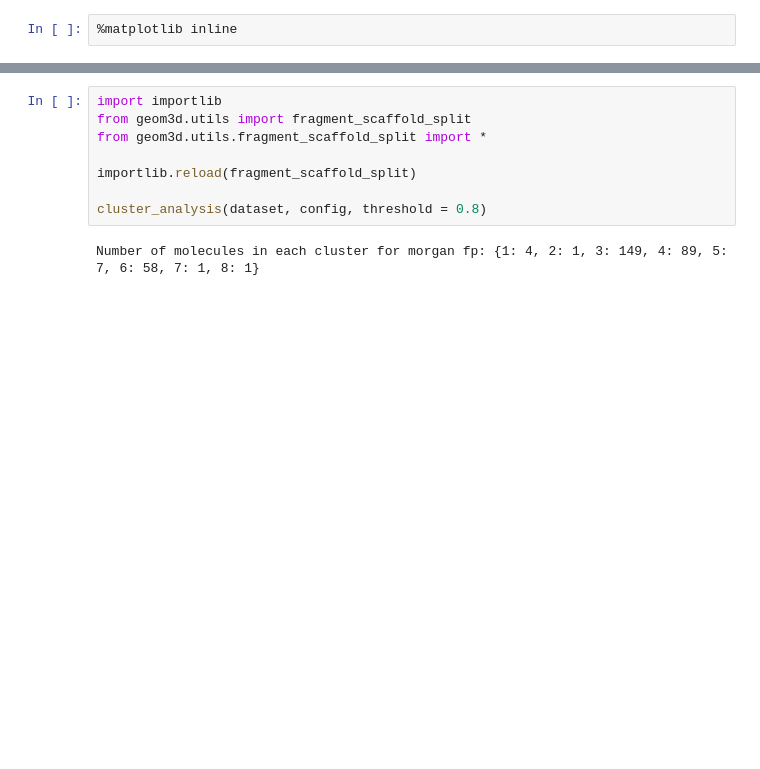
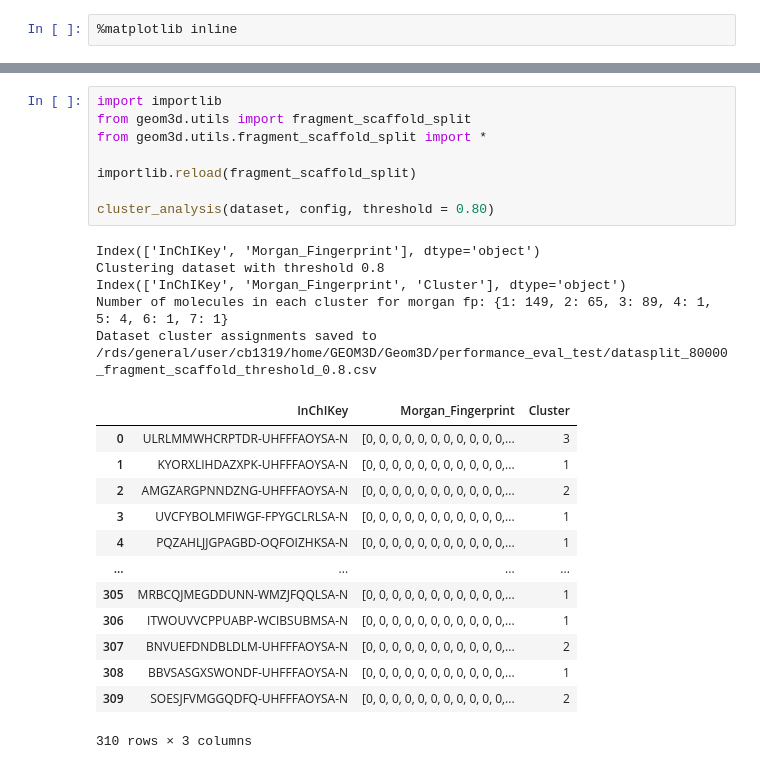
Before and after one commit to C-Bone-UCL/Geom3D, a Jupyter notebook: notebook/test_fragment_structure_split.ipynb, the cells around one changed output, grey strips where cells are left out. Drawn from its saved outputs; the diff is of its cells as text; blank space fills up the shorter version.

```diff
--- a/notebook/test_fragment_structure_split.ipynb
+++ b/notebook/test_fragment_structure_split.ipynb
@@ -464,13 +485,30 @@ plot_dendrograms(dataset, config)
 # %%
 import importlib
 from geom3d.utils import fragment_scaffold_split
 from geom3d.utils.fragment_scaffold_split import *
 
 importlib.reload(fragment_scaffold_split)
 
-cluster_analysis(dataset, config, threshold = 0.8)
+cluster_analysis(dataset, config, threshold = 0.80)
 # %% [output]
-Number of molecules in each cluster for morgan fp: {1: 4, 2: 1, 3: 149, 4: 89, 5: 7, 6: 58, 7: 1, 8: 1}
+Index(['InChIKey', 'Morgan_Fingerprint'], dtype='object')
+Clustering dataset with threshold 0.8
+Index(['InChIKey', 'Morgan_Fingerprint', 'Cluster'], dtype='object')
+Number of molecules in each cluster for morgan fp: {1: 149, 2: 65, 3: 89, 4: 1, 5: 4, 6: 1, 7: 1}
+Dataset cluster assignments saved to /rds/general/user/cb1319/home/GEOM3D/Geom3D/performance_eval_test/datasplit_80000_fragment_scaffold_threshold_0.8.csv
+|  | InChIKey | Morgan_Fingerprint | Cluster |
+| 0 | ULRLMMWHCRPTDR-UHFFFAOYSA-N | [0, 0, 0, 0, 0, 0, 0, 0, 0, 0, 0,... | 3 |
+| 1 | KYORXLIHDAZXPK-UHFFFAOYSA-N | [0, 0, 0, 0, 0, 0, 0, 0, 0, 0, 0,... | 1 |
+| 2 | AMGZARGPNNDZNG-UHFFFAOYSA-N | [0, 0, 0, 0, 0, 0, 0, 0, 0, 0, 0,... | 2 |
+| 3 | UVCFYBOLMFIWGF-FPYGCLRLSA-N | [0, 0, 0, 0, 0, 0, 0, 0, 0, 0, 0,... | 1 |
+| 4 | PQZAHLJJGPAGBD-OQFOIZHKSA-N | [0, 0, 0, 0, 0, 0, 0, 0, 0, 0, 0,... | 1 |
+| ... | ... | ... | ... |
+| 305 | MRBCQJMEGDDUNN-WMZJFQQLSA-N | [0, 0, 0, 0, 0, 0, 0, 0, 0, 0, 0,... | 1 |
+| 306 | ITWOUVVCPPUABP-WCIBSUBMSA-N | [0, 0, 0, 0, 0, 0, 0, 0, 0, 0, 0,... | 1 |
+| 307 | BNVUEFDNDBLDLM-UHFFFAOYSA-N | [0, 0, 0, 0, 0, 0, 0, 0, 0, 0, 0,... | 2 |
+| 308 | BBVSASGXSWONDF-UHFFFAOYSA-N | [0, 0, 0, 0, 0, 0, 0, 0, 0, 0, 0,... | 1 |
+| 309 | SOESJFVMGGQDFQ-UHFFFAOYSA-N | [0, 0, 0, 0, 0, 0, 0, 0, 0, 0, 0,... | 2 |
+310 rows × 3 columns
 # %%
 import importlib
 from geom3d.utils import fragment_scaffold_split
```
Also changed, not shown: parts of 7 cells of this notebook, 14 other files.
